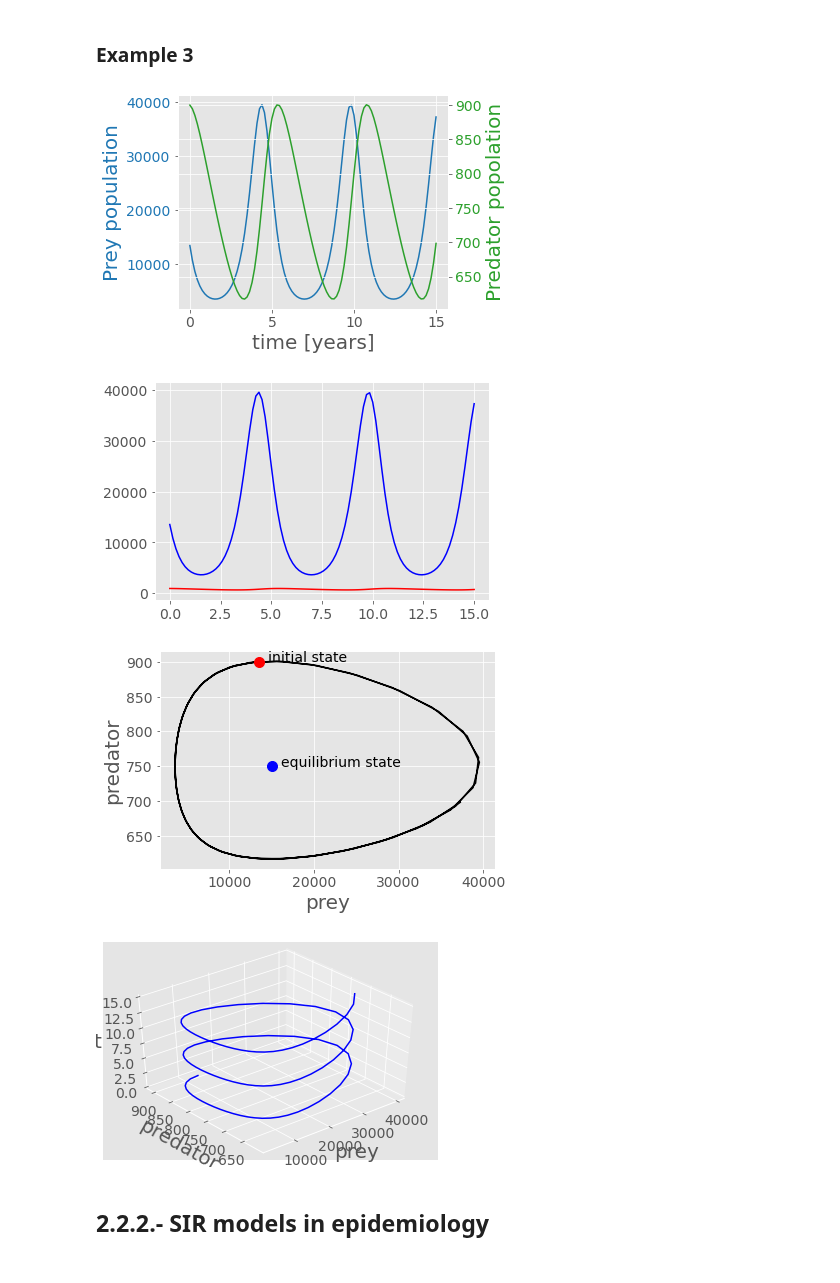
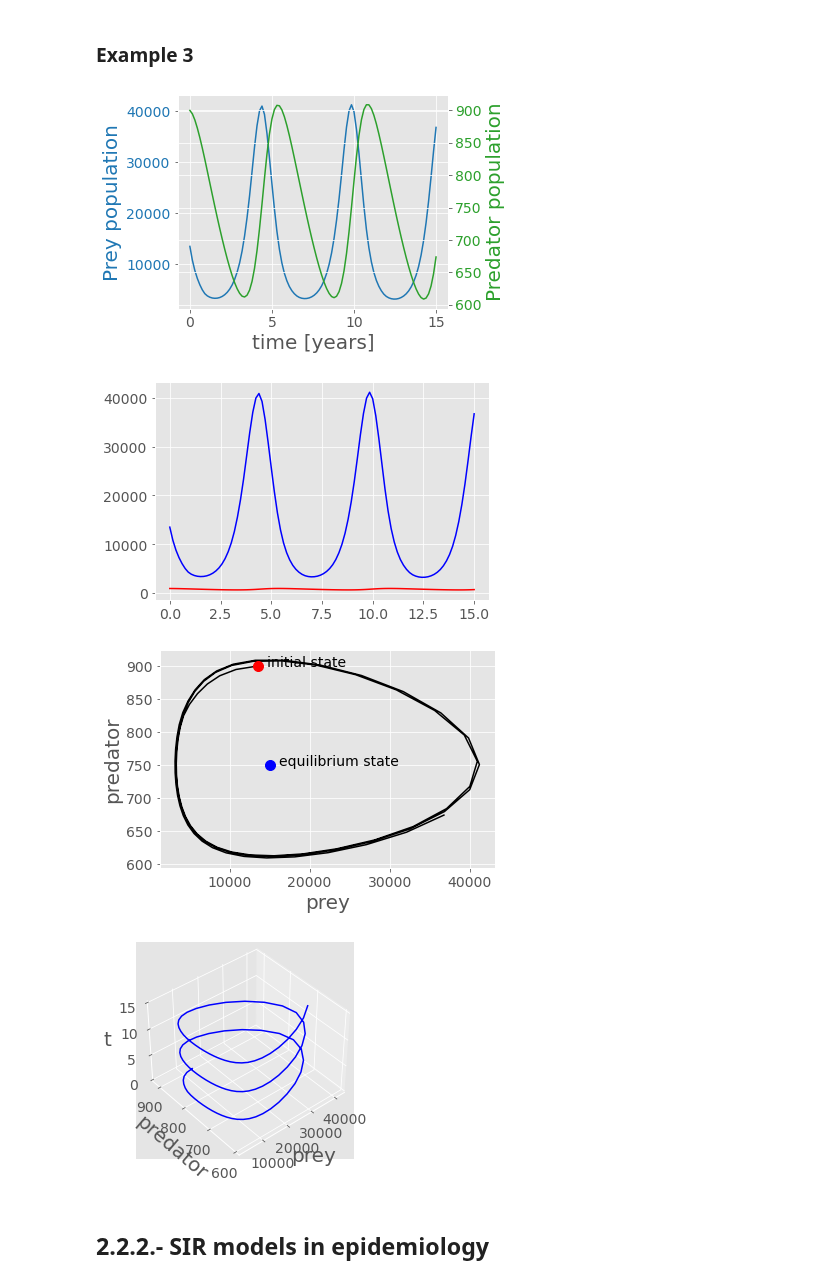
Before and after one commit to tclaudioe/Scientific-Computing, a Jupyter notebook: SC4/Chapter 2 - Compartment models.ipynb, the cells around one changed output. Drawn from its saved outputs; the diff is of its cells as text; code cells hidden in the pictures.

```diff
--- a/SC4/Chapter 2 - Compartment models.ipynb
+++ b/SC4/Chapter 2 - Compartment models.ipynb
@@ -256,39 +266,39 @@ delta = eps*gamma/(20*eta)
 X_eq = eps/delta
 Y_eq = eta/gamma
 
 y0 = np.array([0.9*X_eq, 1.2*Y_eq])
 
 T = 15
 
 # time where we want your solution
 t = np.linspace(0, T, 100)
-sol = odeint(f_example_3, y0, t, args=(eta,gamma,eps), tfirst=True)
+sol = solve_ivp(f_example_3,[0,T], y0, t_eval=t, args=(eta,gamma,eps))
 
-X_output = sol[:,0]
-Y_output = sol[:,1]
+X_output = sol.y[0]
+Y_output = sol.y[1]
 
 fig, ax1 = plt.subplots()
 color = 'tab:blue'
 ax1.set_xlabel('time [years]')
 ax1.set_ylabel('Prey population', color=color)
 ax1.plot(t, X_output, color=color)
 ax1.tick_params(axis='y', labelcolor=color)
 ax2 = ax1.twinx()  # instantiate a second axes that shares the same x-axis
 color = 'tab:green'
-ax2.set_ylabel('Predator popolation', color=color)  # we already handled the x-label with ax1
+ax2.set_ylabel('Predator population', color=color)  # we already handled the x-label with ax1
 ax2.plot(t, Y_output, color=color)
 ax2.tick_params(axis='y', labelcolor=color)
 fig.tight_layout()  # otherwise the right y-label is slightly clipped
 plt.show()
 
 plt.figure()
 plt.plot(t,X_output,'b')
 plt.plot(t,Y_output,'r')
 plt.grid(True)
 plt.show()
 # %% [output]
-[figure, old version]
+[figure, new version]
-[figure, old version]
+[figure, new version]
 # %%
 plt.figure()
 plt.plot(X_output,Y_output,'k')
@@ -300,7 +310,7 @@ plt.text(X_eq,Y_eq,'  equilibrium state')
 plt.text(y0[0],y0[1],'  initial state')
 plt.show()
 # %% [output]
-[figure, old version]
+[figure, new version]
 # %%
 fig = plt.figure()
 ax = fig.gca(projection='3d')
@@ -311,7 +321,7 @@ plt.ylabel('predator')
 ax.set_zlabel('t')
 plt.show()
 # %% [output]
-[figure, old version]
+[figure, new version]
 # %% [markdown]
 ## 2.2.2.- SIR models in epidemiology
 # %%
```
Also changed, not shown: parts of 12 cells of this notebook.
